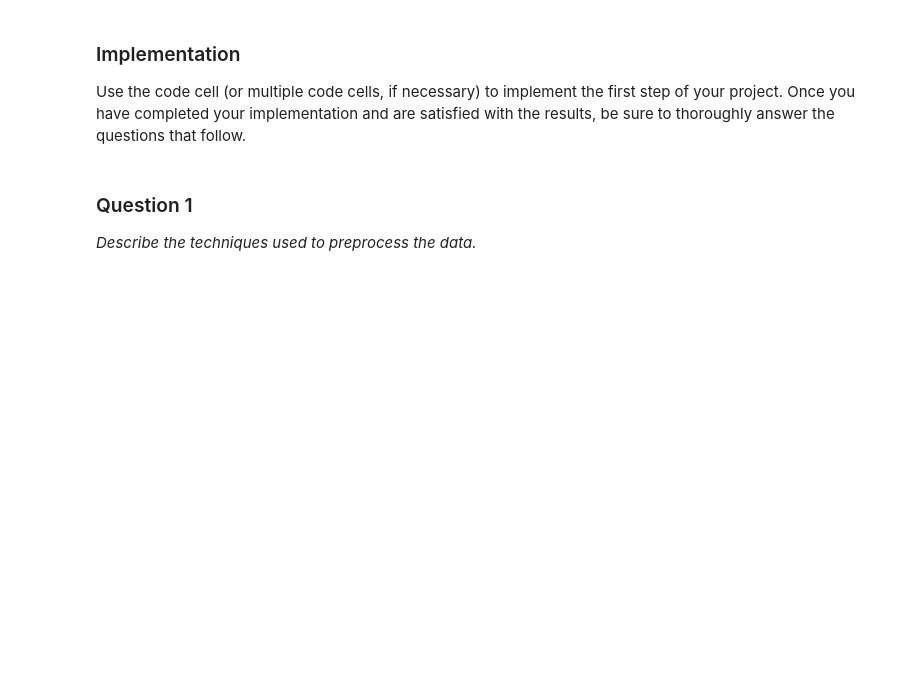
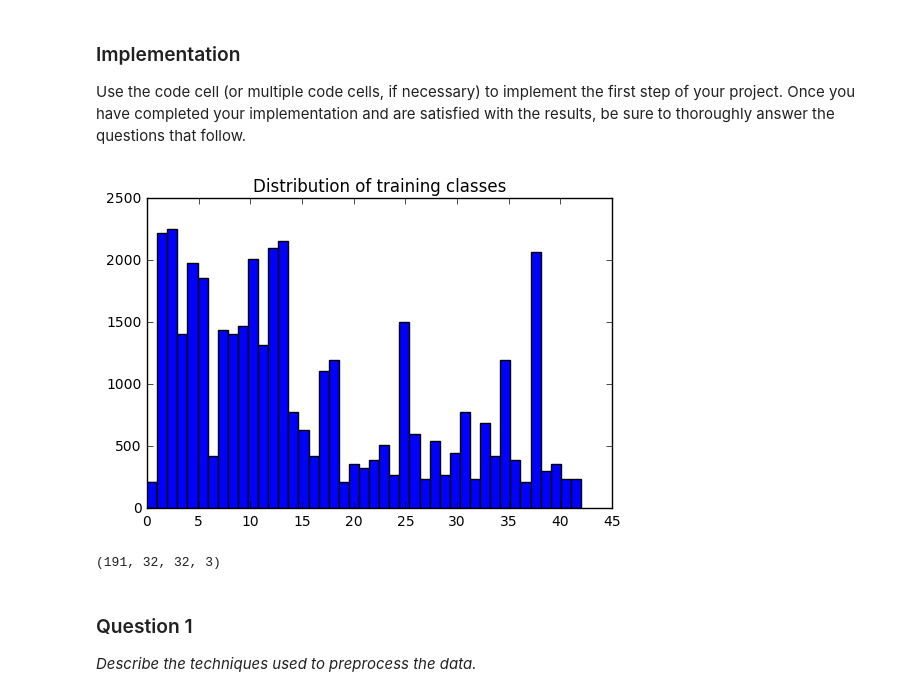
Before and after one commit to soon-yau/SDCND_Term1, a Jupyter notebook: traffic-signs/Traffic_Signs_Recognition.ipynb, the cells around one changed output. Cells and saved outputs as stored; diff of their text form; code cells hidden in the pictures; blank space fills up the shorter version.

```diff
--- a/traffic-signs/Traffic_Signs_Recognition.ipynb
+++ b/traffic-signs/Traffic_Signs_Recognition.ipynb
@@ -115,9 +115,29 @@ Use the code cell (or multiple code cells, if necessary) to implement the first
 # %%
 ### Preprocess the data here.
 ### Feel free to use as many code cells as needed.
-X_mean=np.mean(X_train, axis=0, dtype=np.float32)
-X_train=X_train.astype(np.float32)-X_mean
-X_test=X_test.astype(np.float32)-X_mean
+
+# Look at training dataset distribution
+plt.figure()
+plt.hist(y_train,n_classes)
+plt.title("Distribution of training classes")
+plt.show()
+
+# Split into training and validation sets
+X_train_split, X_valid, y_train_split, y_valid=train_test_split(
+X_train, y_train, test_size=0.1, random_state=0)
+
+# Normalisation by subtracting mean
+X_mean=np.mean(X_train_split, axis=0, dtype=np.float32)
+X_train_split=X_train_split.astype(np.float32)-X_mean
+X_test_norm=X_test.astype(np.float32)-X_mean
+
+# Categories training data according to classes
+X_train_class={}
+for cls in range(n_classes):
+    X_train_class[cls]=X_train_split[y_train_split==cls]
+# %% [output]
+[figure, added]
+(191, 32, 32, 3)
 # %% [markdown]
 ### Question 1
 
```
Also changed, not shown: parts of 9 cells of this notebook, 2 other files.
